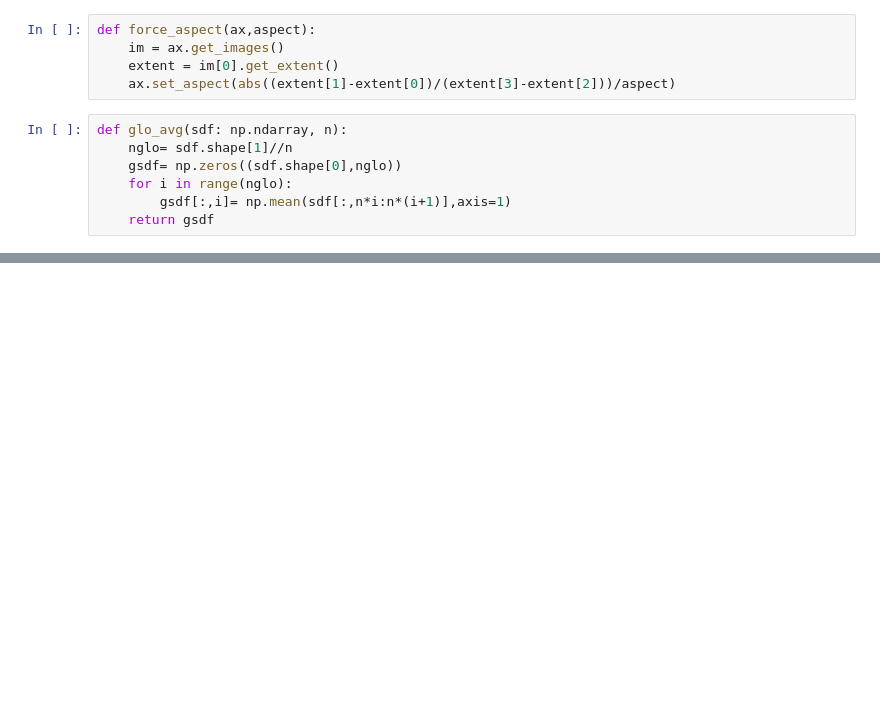
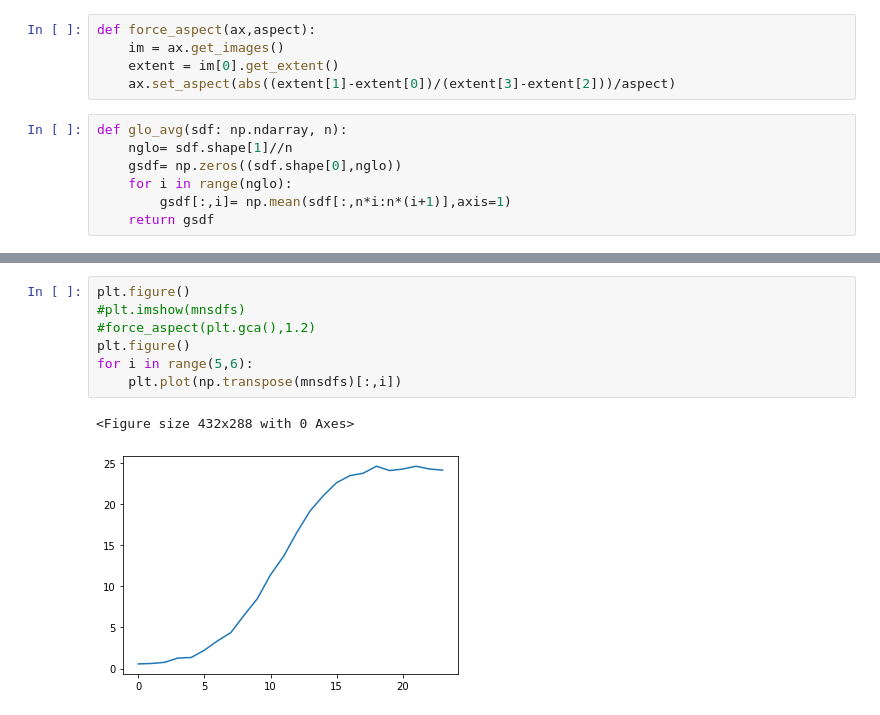
Before and after one commit to tnowotny/bee_al_2021, a Jupyter notebook: src/figure3.ipynb, the cells around one changed output, grey strips where cells are left out. Drawn from its saved outputs; the diff is of its cells as text; blank space fills up the shorter version.

```diff
--- a/src/figure3.ipynb
+++ b/src/figure3.ipynb
@@ -157,0 +141,10 @@ plt.savefig("mean_sdfs.png",dpi=300)
+# %%
+plt.figure()
+#plt.imshow(mnsdfs)
+#force_aspect(plt.gca(),1.2)
+plt.figure()
+for i in range(5,6):
+    plt.plot(np.transpose(mnsdfs)[:,i])
+# %% [output]
+<Figure size 432x288 with 0 Axes>
+[figure, added]
```
Also changed, not shown: parts of 14 cells of this notebook, 3 other files.
